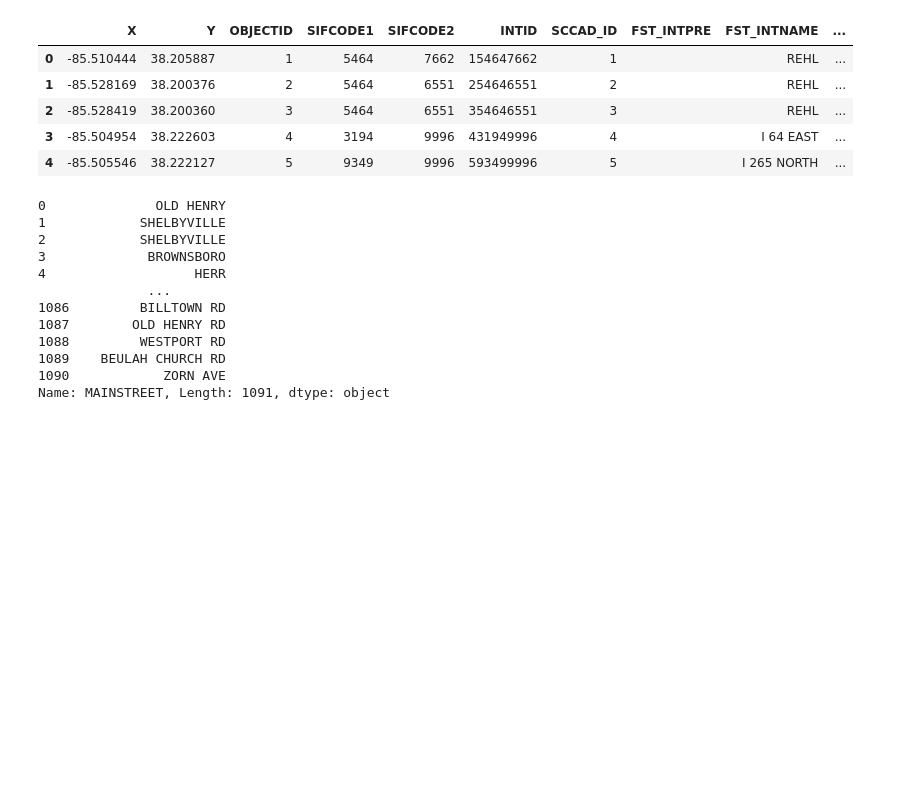
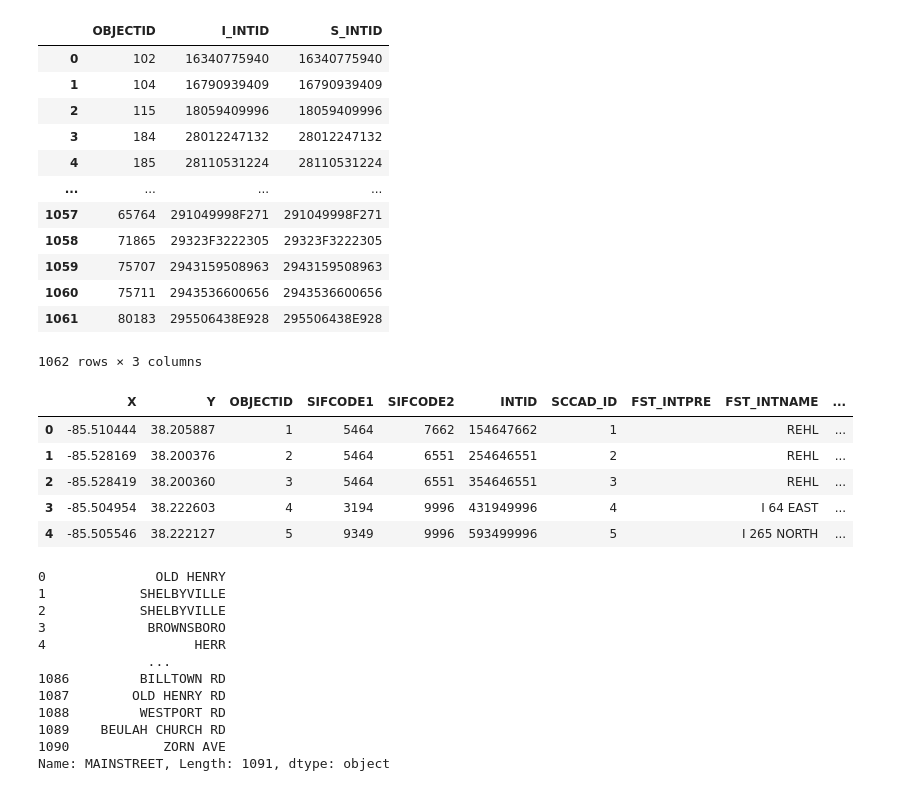
Before and after one commit to benjamming/no_traffic_lights, a Jupyter notebook: code/intersections/01_discovery_INTXN.ipynb, the cells around one changed output. Cells and saved outputs as stored; diff of their text form; code cells hidden in the pictures; blank space fills up the shorter version.

```diff
--- a/code/intersections/01_discovery_INTXN.ipynb
+++ b/code/intersections/01_discovery_INTXN.ipynb
@@ -17,5 +16,20 @@ SIG = pd.read_csv(SIG_IN)
 # %%
-selection = sqldf("SELECT INTXN.OBJECTID, SIG.INTID FROM INTXN JOIN SIG ON INTXN.INTID == SIG.INTID")
+selection = sqldf("SELECT INTXN.OBJECTID, INTXN.INTID as I_INTID, SIG.INTID as S_INTID FROM INTXN JOIN SIG ON INTXN.INTID == SIG.INTID")
+selection
+# %% [output]
+|  | OBJECTID | I_INTID | S_INTID |
+| 0 | 102 | 16340775940 | 16340775940 |
+| 1 | 104 | 16790939409 | 16790939409 |
+| 2 | 115 | 18059409996 | 18059409996 |
+| 3 | 184 | 28012247132 | 28012247132 |
+| 4 | 185 | 28110531224 | 28110531224 |
+| ... | ... | ... | ... |
+| 1057 | 65764 | 291049998F271 | 291049998F271 |
+| 1058 | 71865 | 29323F3222305 | 29323F3222305 |
+| 1059 | 75707 | 2943159508963 | 2943159508963 |
+| 1060 | 75711 | 2943536600656 | 2943536600656 |
+| 1061 | 80183 | 295506438E928 | 295506438E928 |
+1062 rows × 3 columns
 # %%
 no_lights = INTXN[~INTXN.OBJECTID.isin(selection.OBJECTID)]
 no_lights.head()
```
Also changed, not shown: parts of 5 cells of this notebook, 1 other file.
